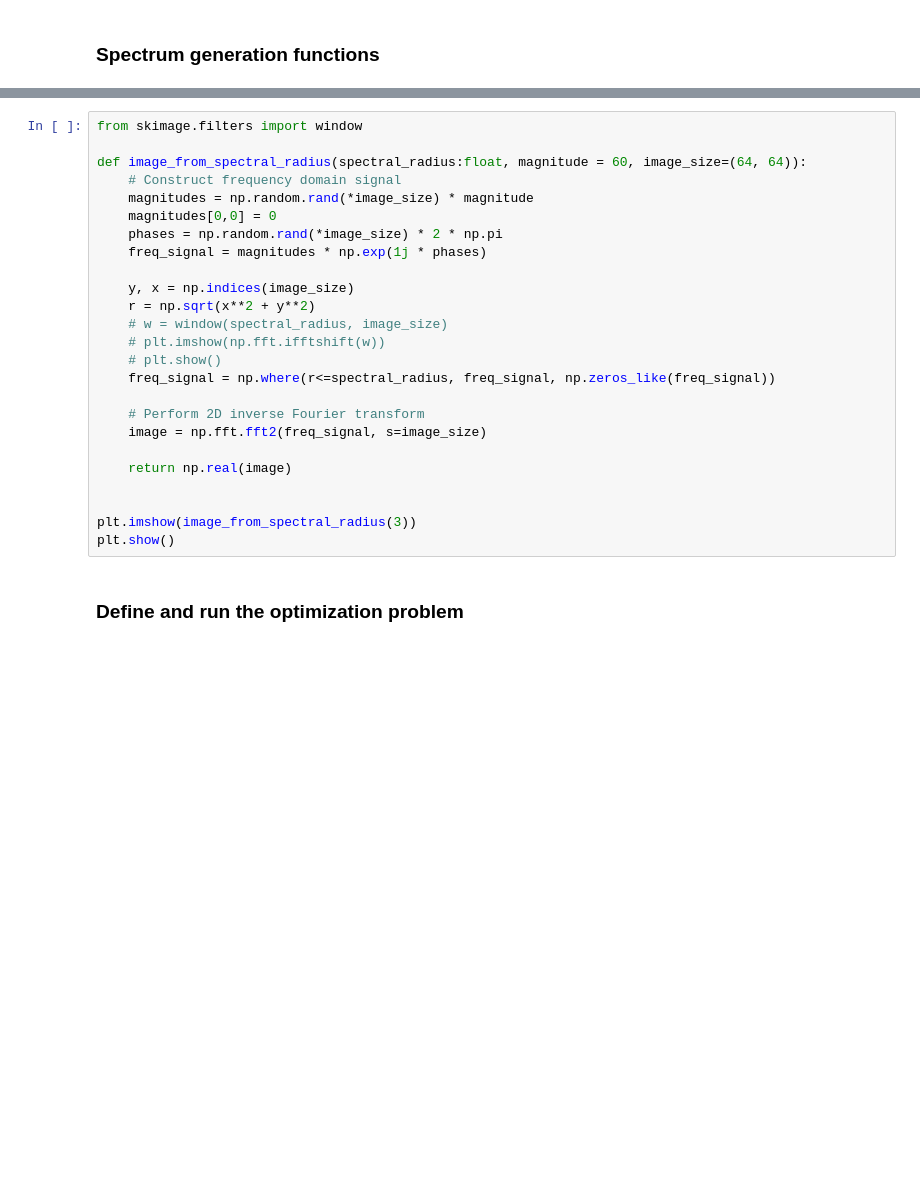
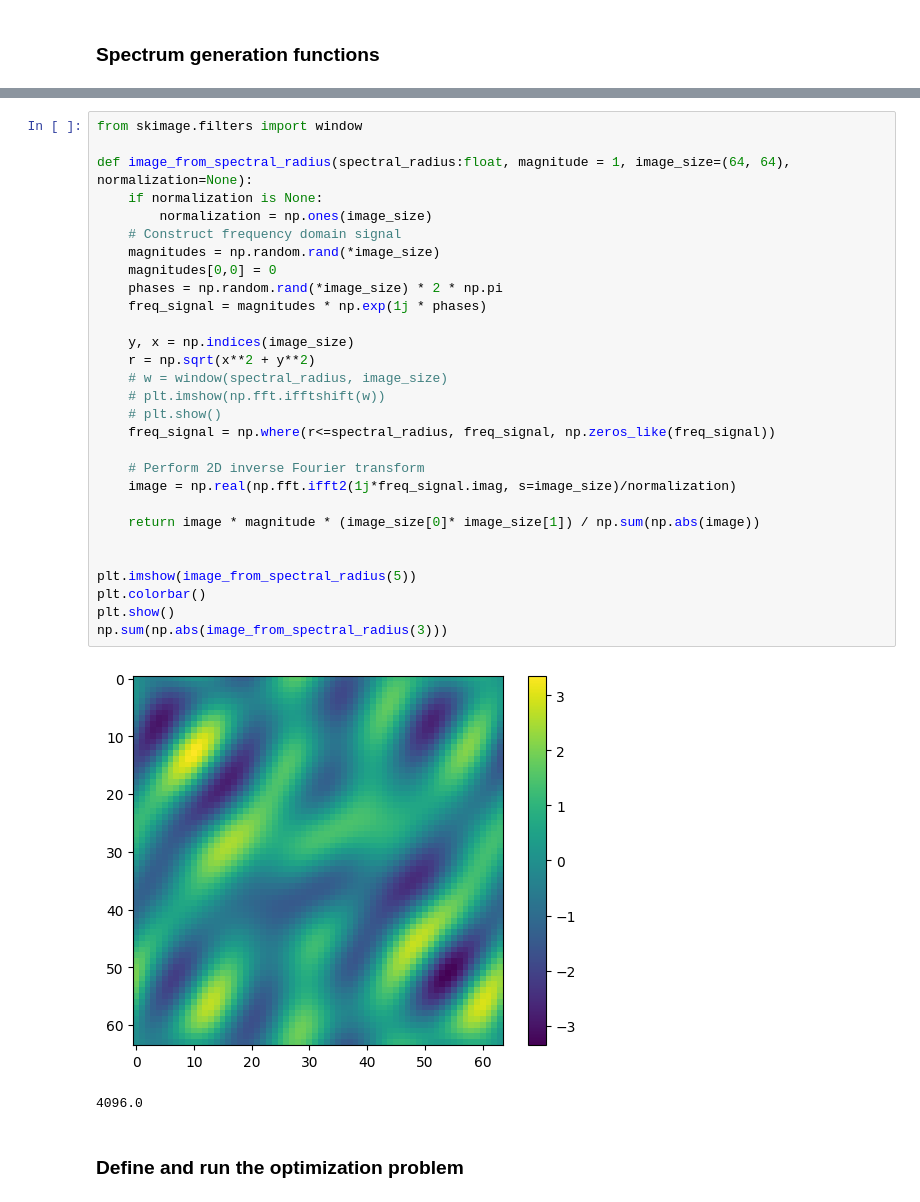
Before and after one commit to missing-user/single-stage-opt, a Jupyter notebook: what_we_actually_want.ipynb, the cells around one changed output, grey strips where cells are left out. Cells and saved outputs as stored; diff of their text form; blank space fills up the shorter version.

```diff
--- a/what_we_actually_want.ipynb
+++ b/what_we_actually_want.ipynb
@@ -211,28 +240,35 @@ image_from_magn_and_phase(magnitudes, phases)
 # %%
 from skimage.filters import window
 
-def image_from_spectral_radius(spectral_radius:float, magnitude = 60, image_size=(64, 64)):
+def image_from_spectral_radius(spectral_radius:float, magnitude = 1, image_size=(64, 64), normalization=None):
+    if normalization is None:
+        normalization = np.ones(image_size)
     # Construct frequency domain signal
-    magnitudes = np.random.rand(*image_size) * magnitude
+    magnitudes = np.random.rand(*image_size)
     magnitudes[0,0] = 0
     phases = np.random.rand(*image_size) * 2 * np.pi
     freq_signal = magnitudes * np.exp(1j * phases)
 
     y, x = np.indices(image_size)
     r = np.sqrt(x**2 + y**2)
     # w = window(spectral_radius, image_size)
     # plt.imshow(np.fft.ifftshift(w))
     # plt.show()
     freq_signal = np.where(r<=spectral_radius, freq_signal, np.zeros_like(freq_signal))
 
     # Perform 2D inverse Fourier transform
-    image = np.fft.fft2(freq_signal, s=image_size)
+    image = np.real(np.fft.ifft2(1j*freq_signal.imag, s=image_size)/normalization)
 
-    return np.real(image)
+    return image * magnitude * (image_size[0]* image_size[1]) / np.sum(np.abs(image))
 
 
-plt.imshow(image_from_spectral_radius(3))
+plt.imshow(image_from_spectral_radius(5))
+plt.colorbar()
 plt.show()
+np.sum(np.abs(image_from_spectral_radius(3)))
+# %% [output]
+[figure, added]
+4096.0
 # %% [markdown]
 ### Define and run the optimization problem
 # %%
```
Also changed, not shown: parts of 10 cells of this notebook.
